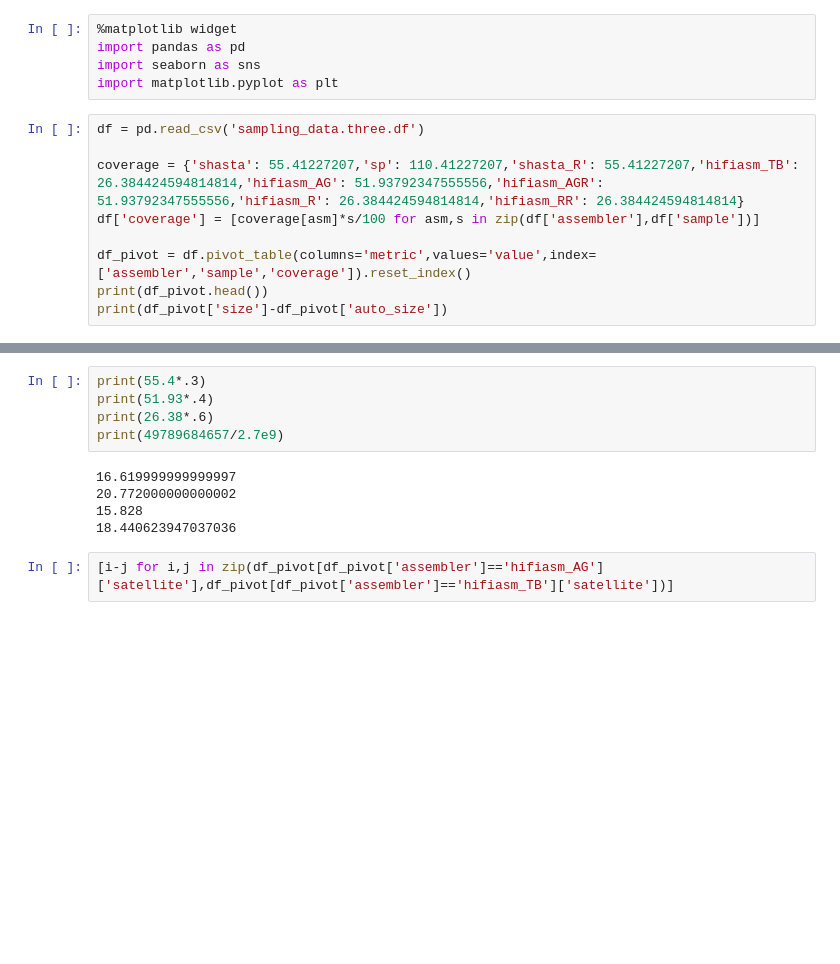
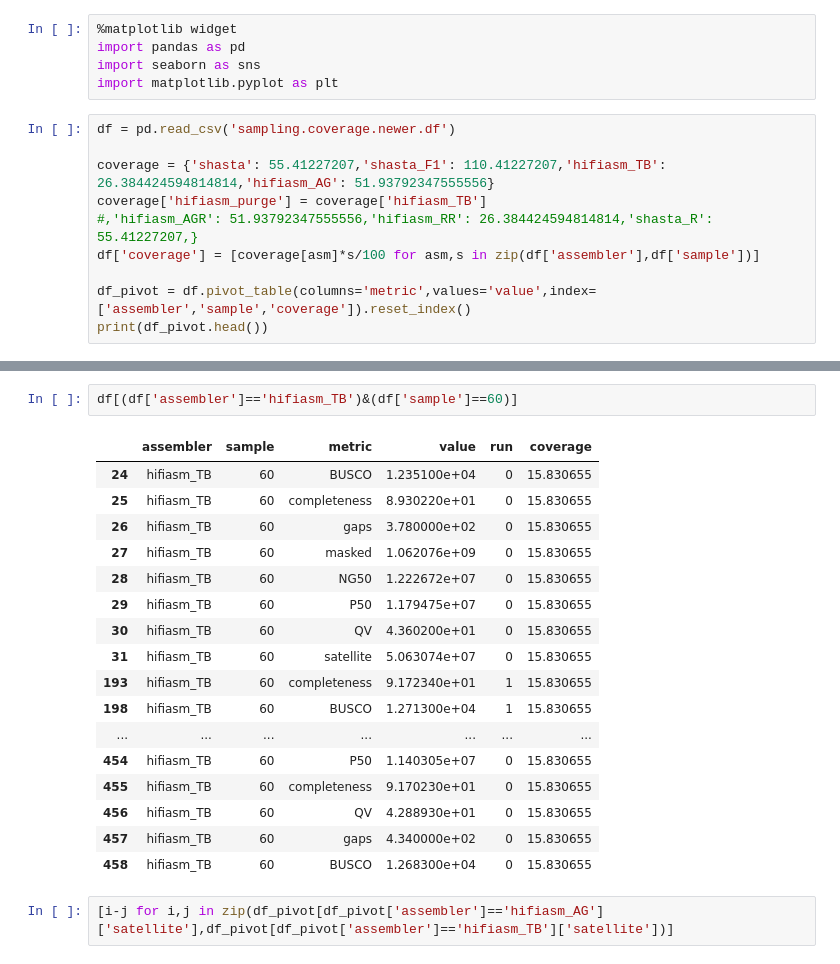
Before and after one commit to AnimalGenomicsETH/bovine-assembly, a Jupyter notebook: sampling_coverage.ipynb, the cells around one changed output, grey strips where cells are left out. Drawn from its saved outputs; the diff is of its cells as text; blank space fills up the shorter version.

```diff
--- a/sampling_coverage.ipynb
+++ b/sampling_coverage.ipynb
@@ -4,13 +4,14 @@ import pandas as pd
 import seaborn as sns
 import matplotlib.pyplot as plt
 # %%
-df = pd.read_csv('sampling_data.three.df')
+df = pd.read_csv('sampling.coverage.newer.df')
 
-coverage = {'shasta': 55.41227207,'sp': 110.41227207,'shasta_R': 55.41227207,'hifiasm_TB': 26.384424594814814,'hifiasm_AG': 51.93792347555556,'hifiasm_AGR': 51.93792347555556,'hifiasm_R': 26.384424594814814,'hifiasm_RR': 26.384424594814814}
+coverage = {'shasta': 55.41227207,'shasta_F1': 110.41227207,'hifiasm_TB': 26.384424594814814,'hifiasm_AG': 51.93792347555556}
+coverage['hifiasm_purge'] = coverage['hifiasm_TB']
+#,'hifiasm_AGR': 51.93792347555556,'hifiasm_RR': 26.384424594814814,'shasta_R': 55.41227207,}
 df['coverage'] = [coverage[asm]*s/100 for asm,s in zip(df['assembler'],df['sample'])]
 
 df_pivot = df.pivot_table(columns='metric',values='value',index=['assembler','sample','coverage']).reset_index()
 print(df_pivot.head())
-print(df_pivot['size']-df_pivot['auto_size'])
 # %% [output]
 metric   assembler  sample   coverage    BUSCO        NG50         P50  \
@@ -44,15 +50,25 @@ plt.show()
 # %% [output]
 Canvas(toolbar=Toolbar(toolitems=[('Home', 'Reset original view', 'home', 'home'), ('Back', 'Back to previous …
 # %%
-print(55.4*.3)
-print(51.93*.4)
-print(26.38*.6)
-print(49789684657/2.7e9)
+df[(df['assembler']=='hifiasm_TB')&(df['sample']==60)]
 # %% [output]
-16.619999999999997
-20.772000000000002
-15.828
-18.440623947037036
+|  | assembler | sample | metric | value | run | coverage |
+| 24 | hifiasm_TB | 60 | BUSCO | 1.235100e+04 | 0 | 15.830655 |
+| 25 | hifiasm_TB | 60 | completeness | 8.930220e+01 | 0 | 15.830655 |
+| 26 | hifiasm_TB | 60 | gaps | 3.780000e+02 | 0 | 15.830655 |
+| 27 | hifiasm_TB | 60 | masked | 1.062076e+09 | 0 | 15.830655 |
+| 28 | hifiasm_TB | 60 | NG50 | 1.222672e+07 | 0 | 15.830655 |
+| 29 | hifiasm_TB | 60 | P50 | 1.179475e+07 | 0 | 15.830655 |
+| 30 | hifiasm_TB | 60 | QV | 4.360200e+01 | 0 | 15.830655 |
+| 31 | hifiasm_TB | 60 | satellite | 5.063074e+07 | 0 | 15.830655 |
+| 193 | hifiasm_TB | 60 | completeness | 9.172340e+01 | 1 | 15.830655 |
+| 198 | hifiasm_TB | 60 | BUSCO | 1.271300e+04 | 1 | 15.830655 |
+| ... | ... | ... | ... | ... | ... | ... |
+| 454 | hifiasm_TB | 60 | P50 | 1.140305e+07 | 0 | 15.830655 |
+| 455 | hifiasm_TB | 60 | completeness | 9.170230e+01 | 0 | 15.830655 |
+| 456 | hifiasm_TB | 60 | QV | 4.288930e+01 | 0 | 15.830655 |
+| 457 | hifiasm_TB | 60 | gaps | 4.340000e+02 | 0 | 15.830655 |
+| 458 | hifiasm_TB | 60 | BUSCO | 1.268300e+04 | 0 | 15.830655 |
 # %%
 [i-j for i,j in zip(df_pivot[df_pivot['assembler']=='hifiasm_AG']['satellite'],df_pivot[df_pivot['assembler']=='hifiasm_TB']['satellite'])]
 # %% [output]
```
Also changed, not shown: parts of 3 cells of this notebook, 1 other file.
